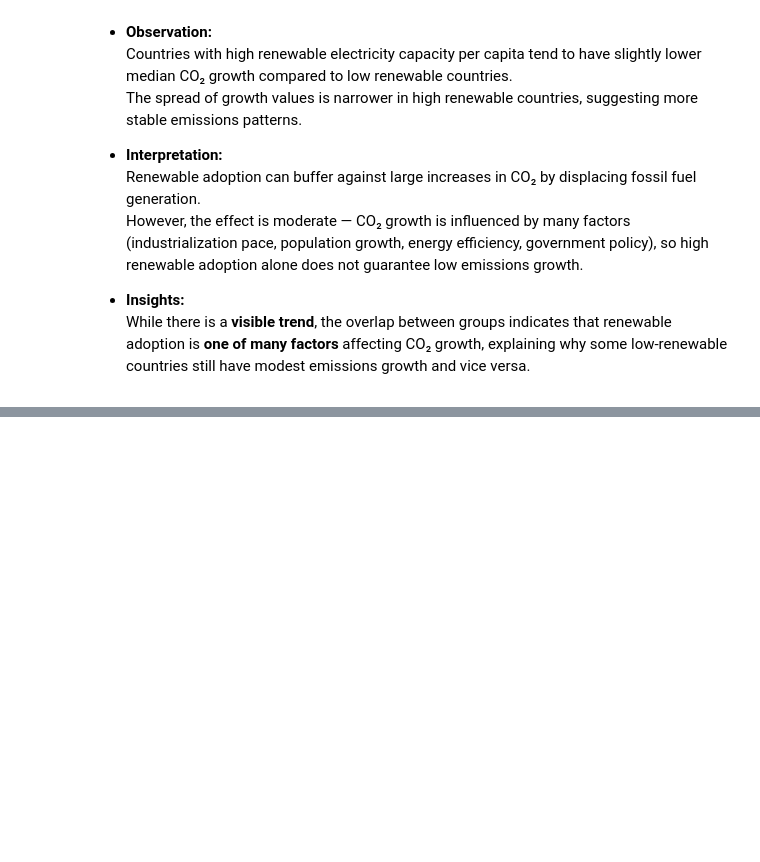
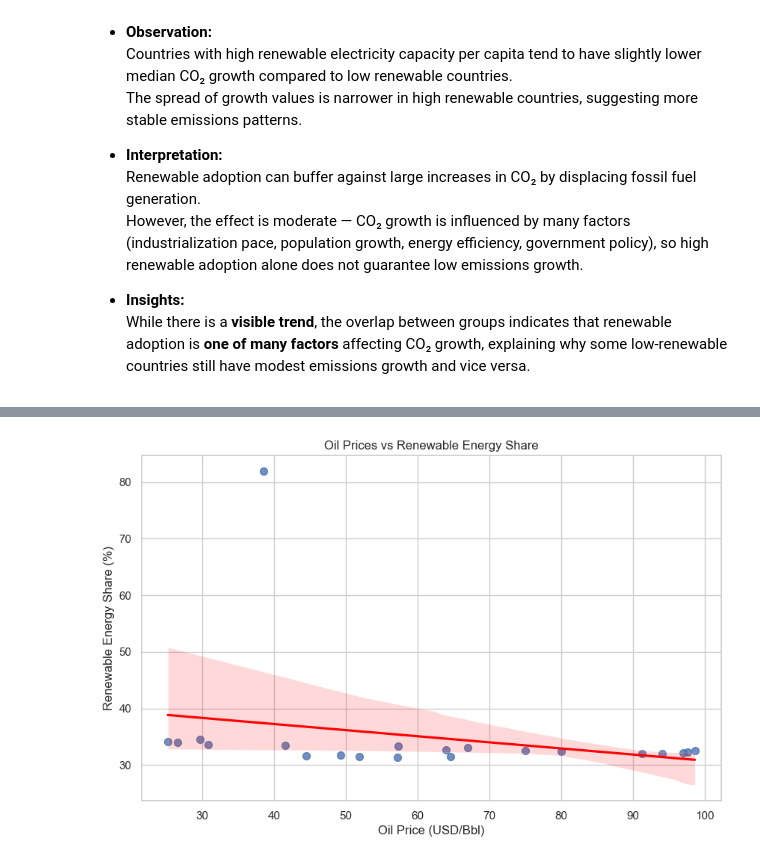
Before and after one commit to MaksimusRex/Data-Analysis-on-Emissions-Energy-and-EVs, a Jupyter notebook: DataAnalysisEmissions.ipynb, the cells around one changed output, grey strips where cells are left out. Cells and saved outputs as stored; diff of their text form; code cells hidden in the pictures; blank space fills up the shorter version.

Commit message:
Added correlation analysis

```diff
--- a/DataAnalysisEmissions.ipynb
+++ b/DataAnalysisEmissions.ipynb
@@ -1269,0 +1287,92 @@ plt.show()
+# %%
+pd.set_option("display.max_columns", None)
+sns.set(style="whitegrid")
+
+# -----------------------------
+# 1. Oil Prices vs Renewable Share
+# -----------------------------
+
+# Merge oil prices (df_oil) with yearly energy data (df_energy)
+# Make sure both have a 'year' column
+df_energy_yearly = df_energy.groupby('year').agg({
+    'renewable_energy_share_in_the_total_final_energy_consumption_': 'mean',
+    'value_co2_emissions_kt_by_country': 'sum'  # total CO2 emissions
+}).reset_index()
+
+# Merge with df_oil (assume df_oil has yearly average prices already)
+df_merge = pd.merge(df_energy_yearly, df_oil.groupby('year')['price'].mean().reset_index(), on='year', how='inner')
+
+# Drop rows with NaN in either column for correlation
+df_corr1 = df_merge[['price', 'renewable_energy_share_in_the_total_final_energy_consumption_']].dropna()
+
+# Pearson correlation
+corr1, pval1 = pearsonr(df_corr1['price'], df_corr1['renewable_energy_share_in_the_total_final_energy_consumption_'])
+print(f"Pearson correlation (Oil Price vs Renewable Share): {corr1:.3f}, p-value: {pval1:.3e}")
+
+# Regression plot
+plt.figure(figsize=(10,6))
+sns.regplot(
+    data=df_corr1,
+    x='price',
+    y='renewable_energy_share_in_the_total_final_energy_consumption_',
+    scatter_kws={'s':50},
+    line_kws={'color':'red'}
+)
+plt.title('Oil Prices vs Renewable Energy Share')
+plt.xlabel('Oil Price (USD/Bbl)')
+plt.ylabel('Renewable Energy Share (%)')
+plt.show()
+
+# -----------------------------
+# 2. Renewable Share vs CO2 Emissions Growth
+# -----------------------------
+
+# Calculate annual CO2 growth (%)
+df_energy_yearly['co2_growth'] = df_energy_yearly['value_co2_emissions_kt_by_country'].pct_change() * 100
+
+# Keep rows where both columns are not NaN
+df_corr2 = df_energy_yearly[['renewable_energy_share_in_the_total_final_energy_consumption_', 'co2_growth']].dropna()
+
+# Pearson correlation
+corr2, pval2 = pearsonr(df_corr2['renewable_energy_share_in_the_total_final_energy_consumption_'], df_corr2['co2_growth'])
+print(f"Pearson correlation (Renewable Share vs CO2 Growth): {corr2:.3f}, p-value: {pval2:.3e}")
+
+# Regression plot
+plt.figure(figsize=(10,6))
+sns.regplot(
+    data=df_corr2,
+    x='renewable_energy_share_in_the_total_final_energy_consumption_',
+    y='co2_growth',
+    scatter_kws={'s':50},
+    line_kws={'color':'red'}
+)
+plt.title('Renewable Energy Share vs CO2 Emissions Growth')
+plt.xlabel('Renewable Energy Share (%)')
+plt.ylabel('CO2 Growth (%)')
+plt.show()
+
+# -----------------------------
+# 3. GDP per Capita vs Renewable Capacity Per Capita
+# -----------------------------
+
+# Drop NaNs
+df_corr3 = df_energy[['gdp_per_capita', 'renewableelectricitygeneratingcapacitypercapita']].dropna()
+
+# Pearson correlation
+corr3, pval3 = pearsonr(df_corr3['gdp_per_capita'], df_corr3['renewableelectricitygeneratingcapacitypercapita'])
+print(f"Pearson correlation (GDP per Capita vs Renewable Capacity per Capita): {corr3:.3f}, p-value: {pval3:.3e}")
+
+# Regression plot
+plt.figure(figsize=(10,6))
+sns.regplot(
+    data=df_corr3,
+    x='gdp_per_capita',
+    y='renewableelectricitygeneratingcapacitypercapita',
+    scatter_kws={'s':50},
+    line_kws={'color':'red'}
+)
+plt.title('GDP per Capita vs Renewable Capacity per Capita')
+plt.xlabel('GDP per Capita (USD)')
+plt.ylabel('Renewable Electricity Capacity per Capita')
+plt.show()
+# %% [output]
@@ -1269,0 +1380 @@ plt.show()
+[figure, added]
```
Also changed, not shown: parts of 8 cells of this notebook.
